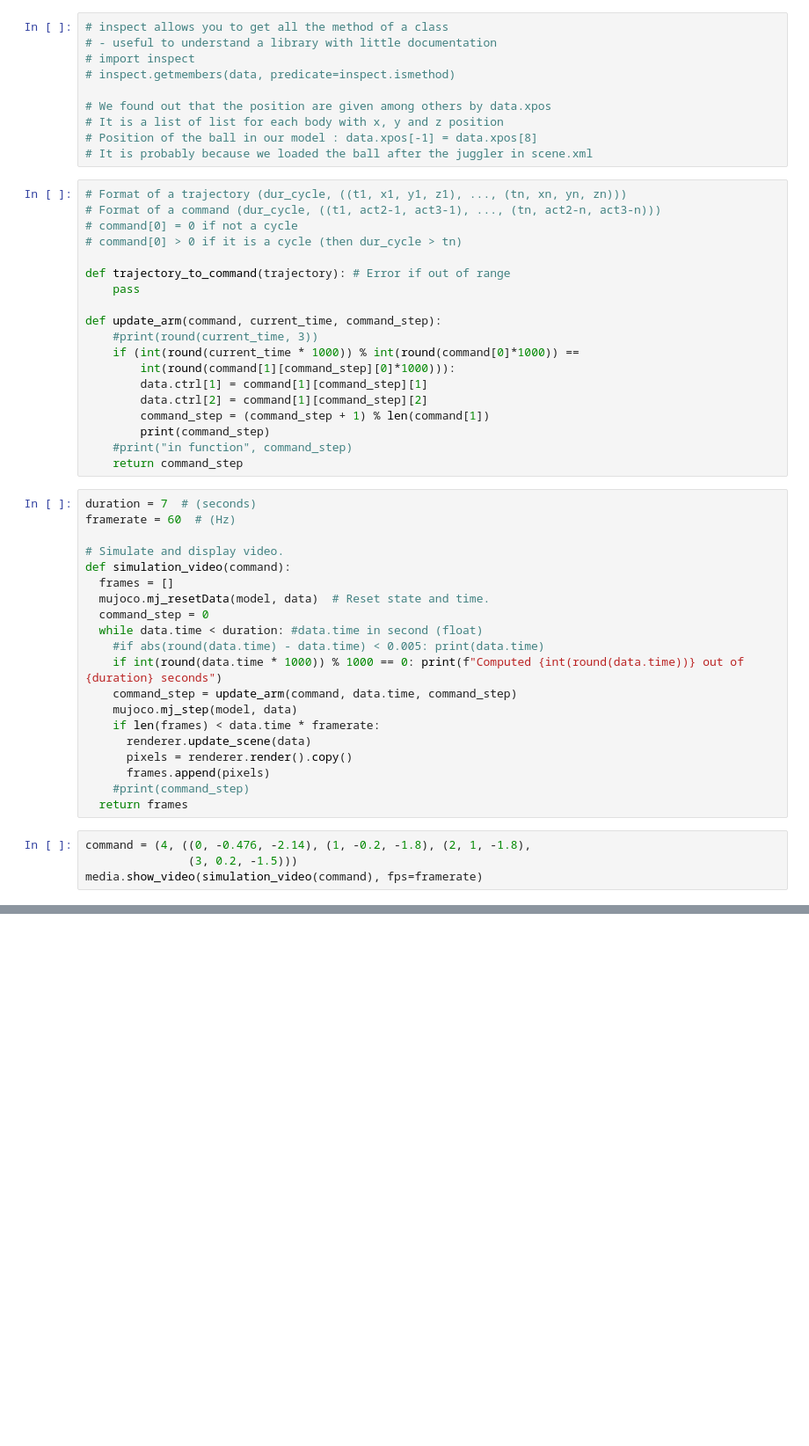
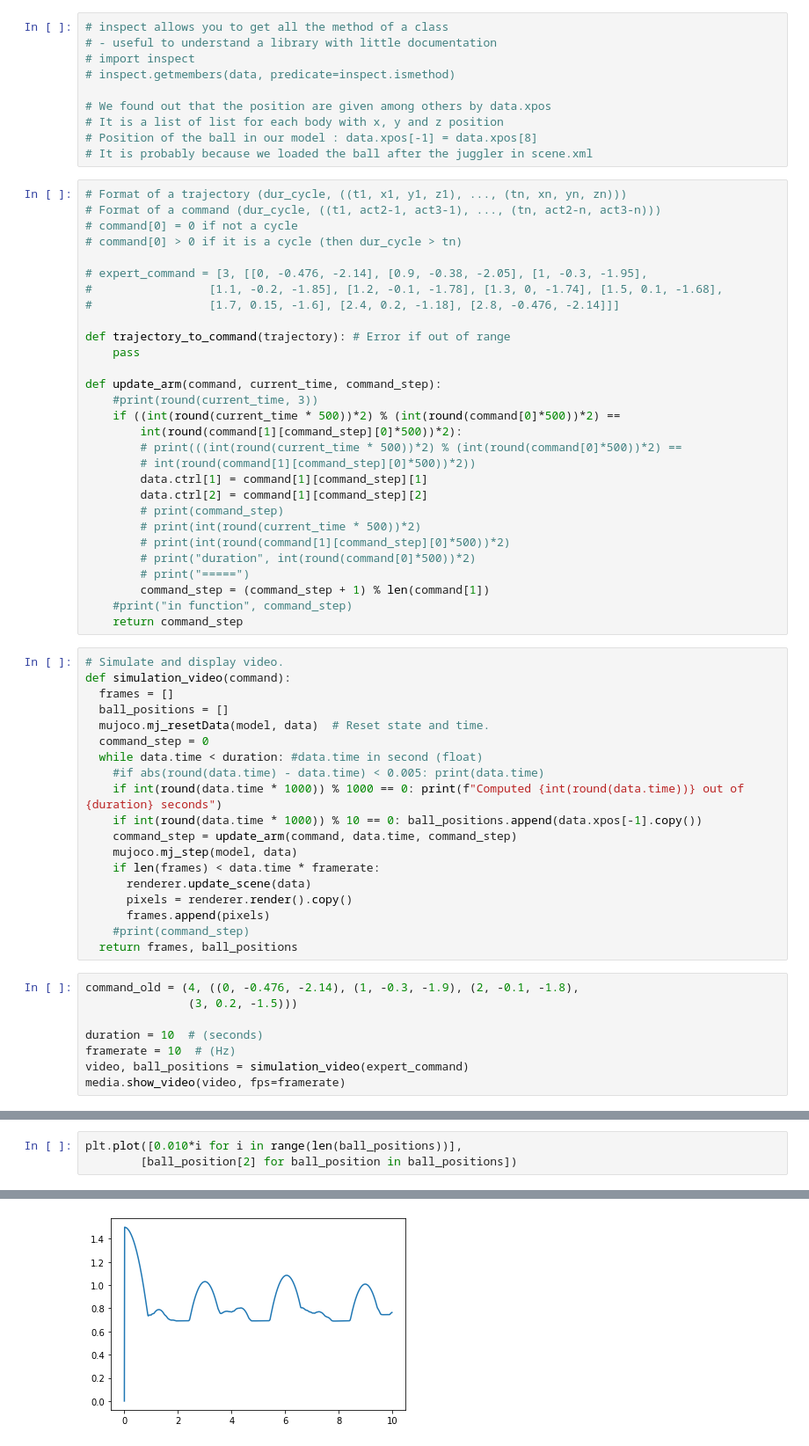
Before and after one commit to Joe-Khawand/Juggling-RL, a Jupyter notebook: src/RL_Monte_Carlo.ipynb, the cells around one changed output, grey strips where cells are left out. Shown at 88% size. Cells and saved outputs as stored; diff of their text form; blank space fills up the shorter version.

```diff
--- a/src/RL_Monte_Carlo.ipynb
+++ b/src/RL_Monte_Carlo.ipynb
@@ -91,31 +96,40 @@ media.show_video(frames, fps=framerate)
 # command[0] = 0 if not a cycle
 # command[0] > 0 if it is a cycle (then dur_cycle > tn)
 
+# expert_command = [3, [[0, -0.476, -2.14], [0.9, -0.38, -2.05], [1, -0.3, -1.95],
+#                 [1.1, -0.2, -1.85], [1.2, -0.1, -1.78], [1.3, 0, -1.74], [1.5, 0.1, -1.68],
+#                 [1.7, 0.15, -1.6], [2.4, 0.2, -1.18], [2.8, -0.476, -2.14]]]
+
 def trajectory_to_command(trajectory): # Error if out of range
     pass
 
 def update_arm(command, current_time, command_step):
     #print(round(current_time, 3))
-    if (int(round(current_time * 1000)) % int(round(command[0]*1000)) ==
-        int(round(command[1][command_step][0]*1000))):
+    if ((int(round(current_time * 500))*2) % (int(round(command[0]*500))*2) ==
+        int(round(command[1][command_step][0]*500))*2):
+        # print(((int(round(current_time * 500))*2) % (int(round(command[0]*500))*2) ==
+        # int(round(command[1][command_step][0]*500))*2))
         data.ctrl[1] = command[1][command_step][1]
         data.ctrl[2] = command[1][command_step][2]
+        # print(command_step)
+        # print(int(round(current_time * 500))*2)
+        # print(int(round(command[1][command_step][0]*500))*2)
+        # print("duration", int(round(command[0]*500))*2)
+        # print("=====")
         command_step = (command_step + 1) % len(command[1])
-        print(command_step)
     #print("in function", command_step)
     return command_step
 # %%
-duration = 7  # (seconds)
-framerate = 60  # (Hz)
-
 # Simulate and display video.
 def simulation_video(command):
   frames = []
+  ball_positions = []
   mujoco.mj_resetData(model, data)  # Reset state and time.
   command_step = 0
   while data.time < duration: #data.time in second (float)
     #if abs(round(data.time) - data.time) < 0.005: print(data.time)
     if int(round(data.time * 1000)) % 1000 == 0: print(f"Computed {int(round(data.time))} out of {duration} seconds")
+    if int(round(data.time * 1000)) % 10 == 0: ball_positions.append(data.xpos[-1].copy())
     command_step = update_arm(command, data.time, command_step)
     mujoco.mj_step(model, data)
     if len(frames) < data.time * framerate:
@@ -123,9 +137,13 @@ def simulation_video(command):
       pixels = renderer.render().copy()
       frames.append(pixels)
     #print(command_step)
-  return frames
+  return frames, ball_positions
 # %%
-command = (4, ((0, -0.476, -2.14), (1, -0.2, -1.8), (2, 1, -1.8),
+command_old = (4, ((0, -0.476, -2.14), (1, -0.3, -1.9), (2, -0.1, -1.8),
                (3, 0.2, -1.5)))
-media.show_video(simulation_video(command), fps=framerate)
+
+duration = 10  # (seconds)
+framerate = 10  # (Hz)
+video, ball_positions = simulation_video(expert_command)
+media.show_video(video, fps=framerate)
 # %% [output]
@@ -148,0 +161,4 @@ Computed 7 out of 7 seconds
+# %%
+plt.plot([0.010*i for i in range(len(ball_positions))],
+        [ball_position[2] for ball_position in ball_positions])
+# %% [output]
@@ -148,0 +166 @@ Computed 7 out of 7 seconds
+[figure, added]
```
Also changed, not shown: parts of 16 cells of this notebook, 1 other file.
